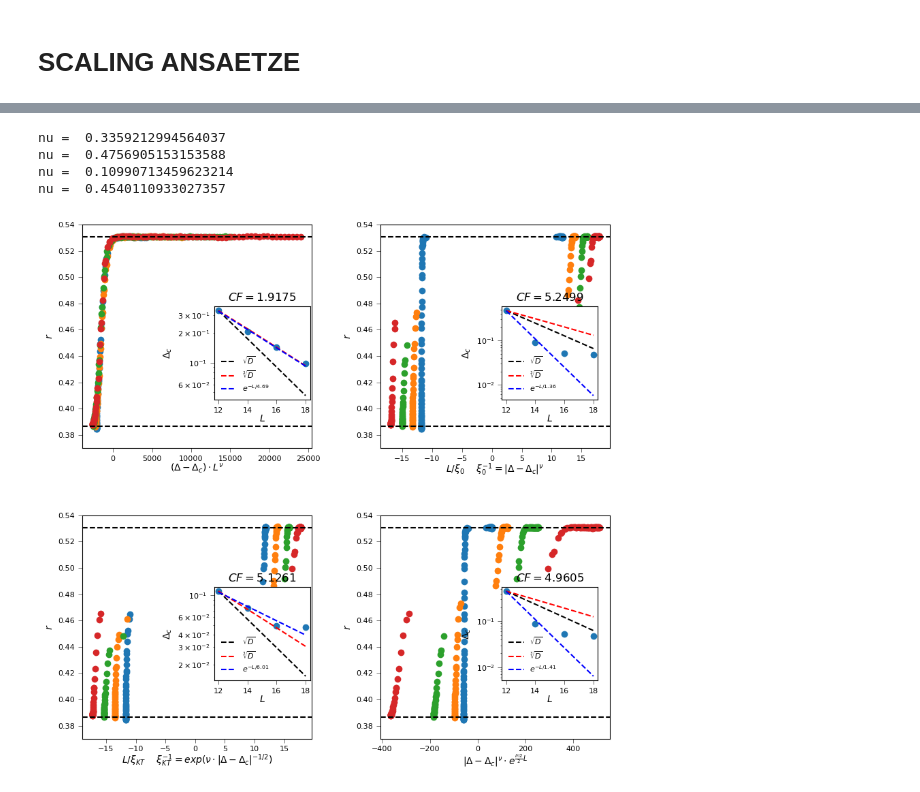
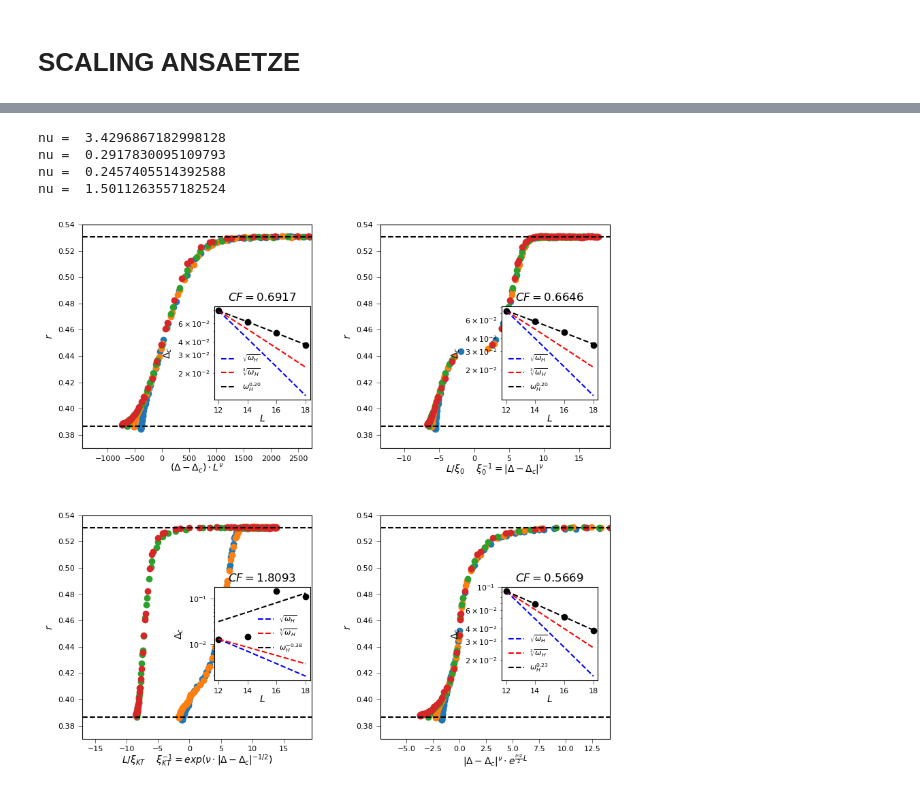
Before and after one commit to makskliczkowski/Transverse_Ising_ETH, a Jupyter notebook: IsignTransverse_ETH/Python/cost_function_analysis.ipynb, the cells around one changed output, grey strips where cells are left out. Drawn from its saved outputs; the diff is of its cells as text; code cells hidden in the pictures.

```diff
--- a/IsignTransverse_ETH/Python/cost_function_analysis.ipynb
+++ b/IsignTransverse_ETH/Python/cost_function_analysis.ipynb
@@ -243,14 +264,10 @@ def plot_gaps(axis, vs = 'g', crit_fun = 'free', scaling_ansatz = 'FGR', fit_fun
 fig, ((ax1, ax2), (ax3, ax4)) = plt.subplots( nrows=2, ncols=2, figsize=(10,10), dpi = 100)
 
 
-plot_gaps(ax1, vs = 'w', scaling_ansatz='classic', fit_func=exp_fit)
-ax1.set_xlim(-30000, 10000)
-plot_gaps(ax2, vs = 'w', scaling_ansatz='RG', fit_func=exp_fit)
-#ax2.set_xlim(-10, 15)
-plot_gaps(ax3, vs = 'w', scaling_ansatz='KT', fit_func=exp_fit)
-ax3.set_xlim(-10, 1)
-plot_gaps(ax4, vs = 'w', scaling_ansatz='FGR', fit_func=exp_fit)
-ax4.set_xlim(-20, 20)
+plot_gaps(ax1, vs = 'w', scaling_ansatz='classic')
+plot_gaps(ax2, vs = 'w', scaling_ansatz='RG')
+plot_gaps(ax3, vs = 'w', scaling_ansatz='KT')
+plot_gaps(ax4, vs = 'w', scaling_ansatz='FGR')
 
 fig.subplots_adjust(wspace=0.3, hspace=0.3)
 # %% [output]
@@ -262,20 +279,16 @@ nu =  0.3038977114299937
 # %%
 fig, ((ax1, ax2), (ax3, ax4)) = plt.subplots( nrows=2, ncols=2, figsize=(10,10), dpi = 100)
 
 
-plot_gaps(ax1, vs = 'g', scaling_ansatz='classic', fit_func=exp_fit)
-#ax1.set_xlim(-25, 15)
-plot_gaps(ax2, vs = 'g', scaling_ansatz='RG', fit_func=exp_fit)
-#ax2.set_xlim(-10, 10)
-plot_gaps(ax3, vs = 'g', scaling_ansatz='KT', fit_func=exp_fit)
-#ax3.set_xlim(-8, 3)
-plot_gaps(ax4, vs = 'g', scaling_ansatz='FGR', fit_func=exp_fit)
-#ax4.set_xlim(-20, 50)
+plot_gaps(ax1, vs = 'g', scaling_ansatz='classic')
+plot_gaps(ax2, vs = 'g', scaling_ansatz='RG')
+plot_gaps(ax3, vs = 'g', scaling_ansatz='KT')
+plot_gaps(ax4, vs = 'g', scaling_ansatz='FGR')
 
 fig.subplots_adjust(wspace=0.3, hspace=0.3)
 # %% [output]
-nu =  0.3359212994564037
-nu =  0.4756905153153588
-nu =  0.10990713459623214
-nu =  0.4540110933027357
+nu =  3.4296867182998128
+nu =  0.2917830095109793
+nu =  0.2457405514392588
+nu =  1.5011263557182524
-[figure, old version]
+[figure, new version]
```
Also changed, not shown: parts of 5 cells of this notebook, 5 other files.
